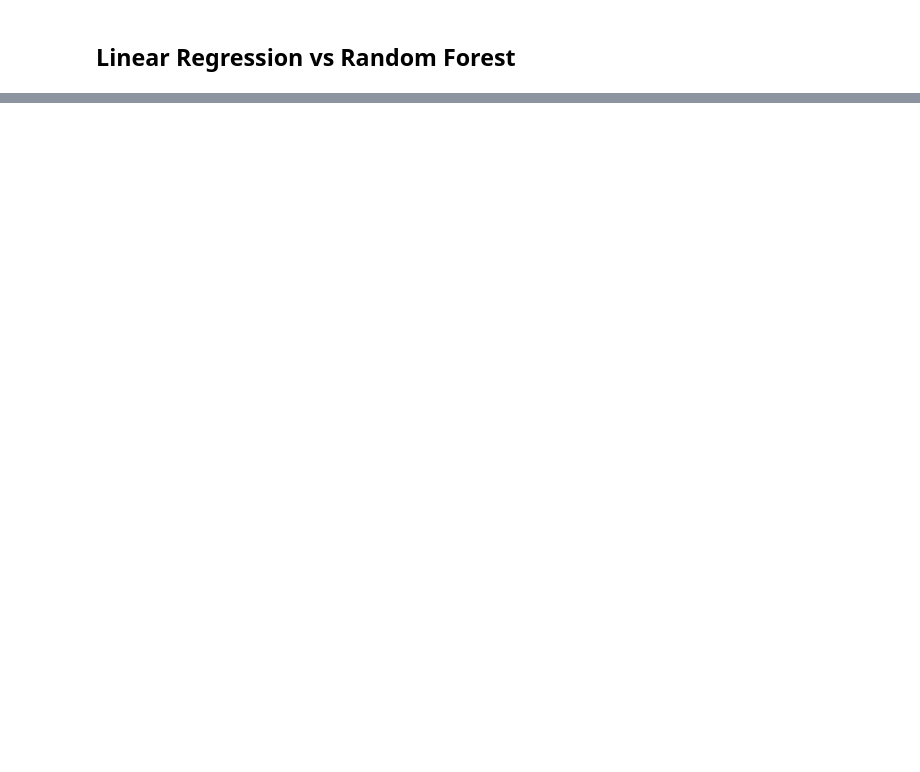
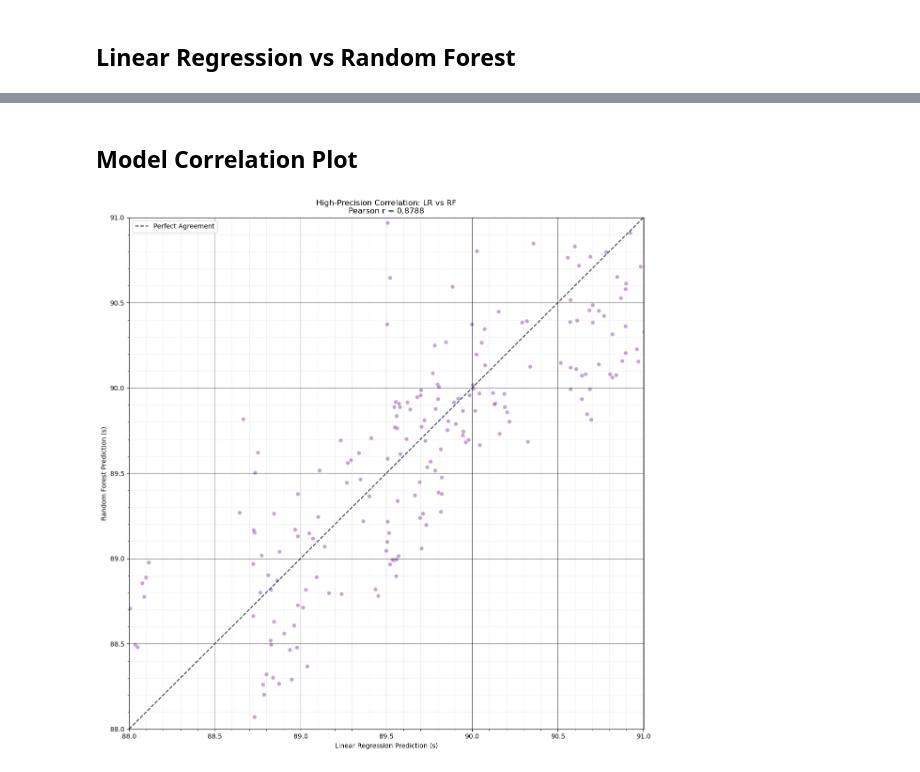
Before and after one commit to BilalAhlam1/Predictive-Modelling-For-F1-Race-Strategy, a Jupyter notebook: TrainingModel/train.ipynb, the cells around one changed output, grey strips where cells are left out. Drawn from its saved outputs; the diff is of its cells as text; code cells hidden in the pictures; blank space fills up the shorter version.

```diff
--- a/TrainingModel/train.ipynb
+++ b/TrainingModel/train.ipynb
@@ -662,3 +618,49 @@ plt.show()
+# %% [markdown]
+## Model Correlation Plot
+# %%
+import matplotlib.pyplot as plt
+from matplotlib.ticker import MultipleLocator
+import numpy as np
+
+lr_raw = lr_model_clean.predict(X_test_scaled)
+rf_raw = rf_model.predict(X_test_scaled)
+
+# Handle Multi-Output vs Single Output dynamically
+# If the prediction has 2 dimensions (S1, S2, S3), we sum them.
+# Otherwise, we use the raw values.
+lr_final = lr_raw.sum(axis=1) if lr_raw.ndim > 1 else lr_raw
+rf_final = rf_raw.sum(axis=1) if rf_raw.ndim > 1 else rf_raw
+
+fig, ax = plt.subplots(figsize=(12, 12))
+
+# Zooming into the 88s - 91s
+zoom_min, zoom_max = 88.0, 91.0
+ax.set_xlim(zoom_min, zoom_max)
+ax.set_ylim(zoom_min, zoom_max)
+
+# Set grid to every 0.1 seconds (100ms) for high accuracy
+ax.xaxis.set_major_locator(MultipleLocator(0.5)) # Every 500ms
+ax.xaxis.set_minor_locator(MultipleLocator(0.1)) # Every 100ms
+ax.yaxis.set_major_locator(MultipleLocator(0.5))
+ax.yaxis.set_minor_locator(MultipleLocator(0.1))
+
+ax.scatter(lr_final, rf_final, alpha=0.5, color='#8e44ad', edgecolors='white', s=40)
+ax.plot([zoom_min, zoom_max], [zoom_min, zoom_max], color='#2c3e50', linestyle='--', label='Perfect Agreement')
+
+correlation = np.corrcoef(lr_final, rf_final)[0, 1]
+ax.set_title(f'High-Precision Correlation: LR vs RF\nPearson r = {correlation:.4f}')
+ax.set_xlabel('Linear Regression Prediction (s)')
+ax.set_ylabel('Random Forest Prediction (s)')
+
+# Enable the high-precision grid
+ax.grid(which='minor', alpha=0.3, linestyle=':', color='gray')
+ax.grid(which='major', alpha=0.6, linestyle='-', color='black')
+ax.legend()
+
+plt.tight_layout()
+plt.show()
+# %% [output]
+[figure, added]
 # %%
 from sklearn.metrics import mean_absolute_error, mean_squared_error
 import math
```
Also changed, not shown: parts of 8 cells of this notebook.
